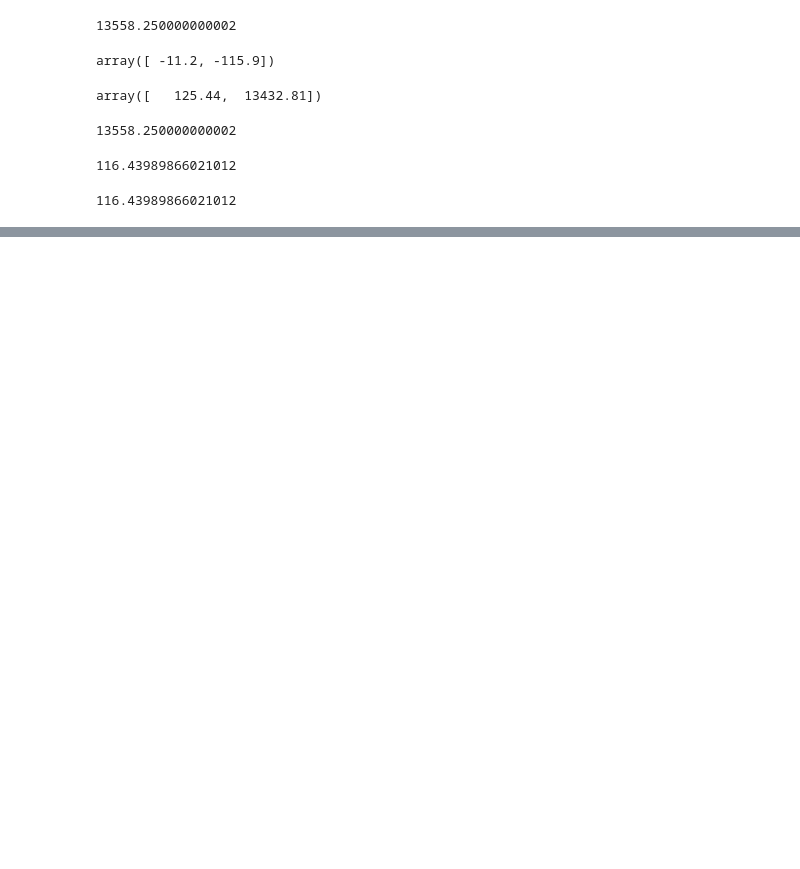
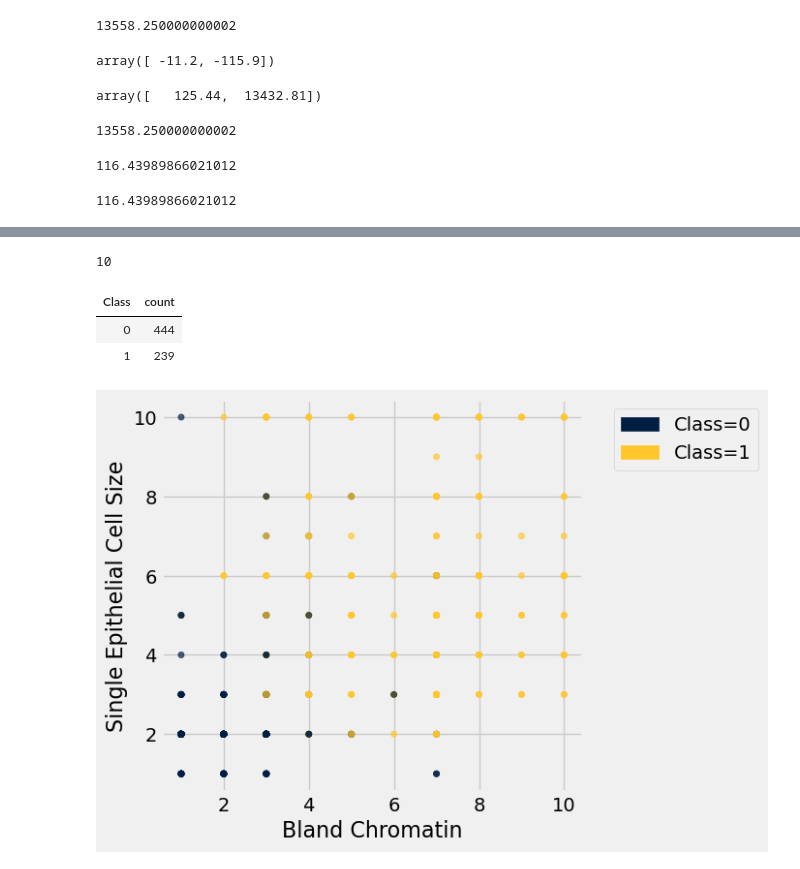
Before and after one commit to lawtonsclass/f24-code-from-class, a Jupyter notebook: data8-practice/ch17.ipynb, the cells around one changed output, grey strips where cells are left out. Cells and saved outputs as stored; diff of their text form; code cells hidden in the pictures; blank space fills up the shorter version.

```diff
--- a/data8-practice/ch17.ipynb
+++ b/data8-practice/ch17.ipynb
@@ -317,0 +571,3 @@ distance(alice, np.array(patient))
+# %%
+patients = Table.read_table('data/breast-cancer.csv').drop('ID')
+patients.sample(5)
@@ -317,0 +581,15 @@ distance(alice, np.array(patient))
+# %%
+patients.num_columns
+# %% [output]
+10
+# %%
+patients.group('Class')
+# %% [output]
+| Class | count |
+| 0 | 444 |
+| 1 | 239 |
+# %%
+# overplotting!
+patients.scatter('Bland Chromatin', 'Single Epithelial Cell Size', group='Class')
+# %% [output]
+[figure, added]
```
Also changed, not shown: parts of 62 cells of this notebook, 4 other files.
